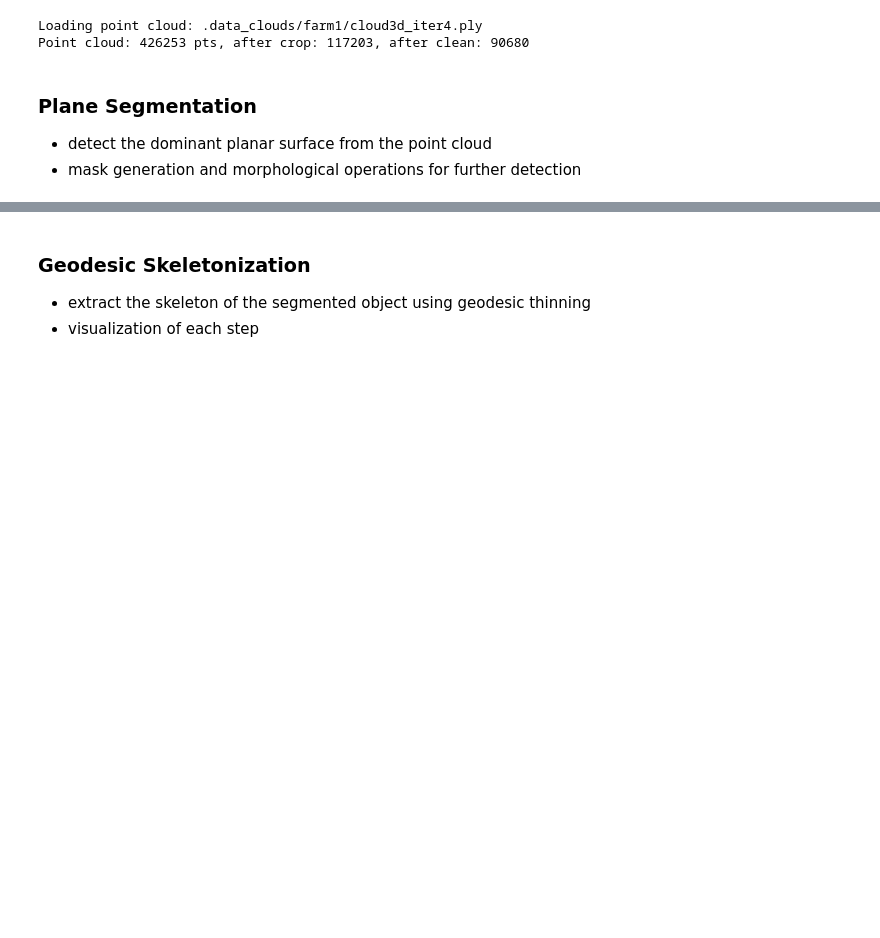
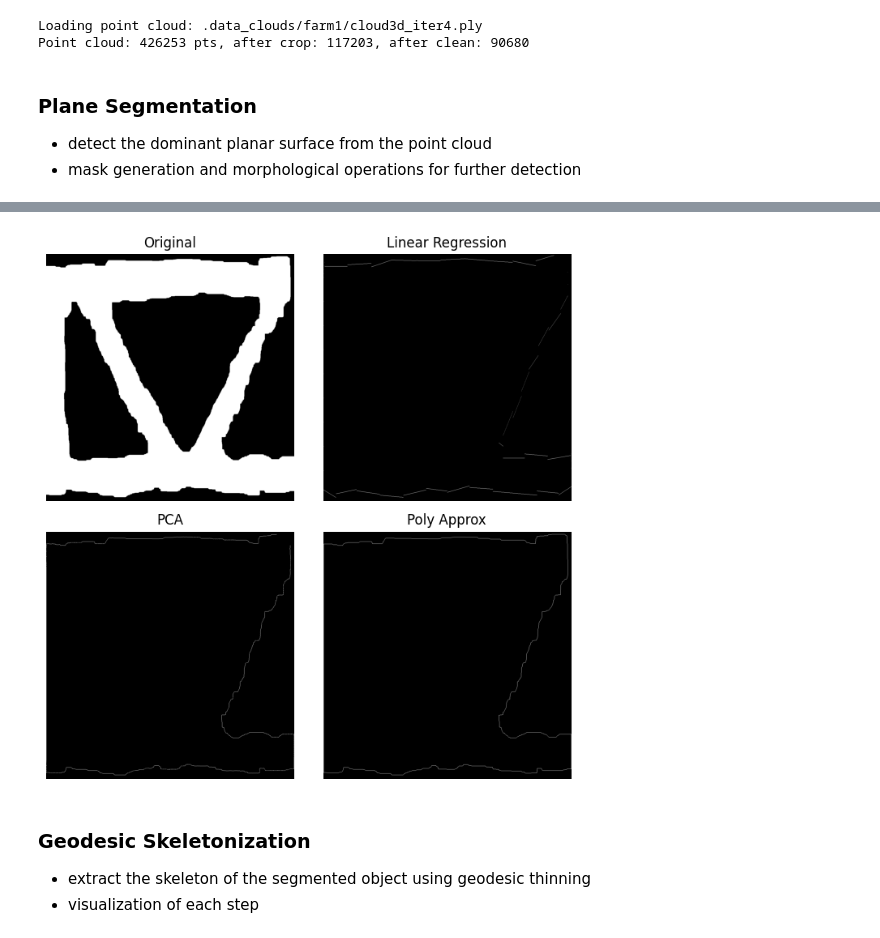
Before and after one commit to Sh1lovskiy/robo, a Jupyter notebook: skelet.ipynb, the cells around one changed output, grey strips where cells are left out. Drawn from its saved outputs; the diff is of its cells as text; code cells hidden in the pictures; blank space fills up the shorter version.

```diff
--- a/skelet.ipynb
+++ b/skelet.ipynb
@@ -108,3 +108,78 @@ mask = (mask > 32).astype(np.uint8)
+# %%
+def show_grid(images, titles, cmap="gray"):
+    fig, axs = plt.subplots(2, 2, figsize=(7, 7))
+    axs = axs.ravel()
+    for i in range(len(images)):
+        axs[i].imshow(images[i], cmap=cmap)
+        axs[i].set_title(titles[i])
+        axs[i].axis("off")
+    for i in range(len(images), len(axs)):
+        axs[i].axis("off")
+    plt.tight_layout()
+    plt.show()
+
+
+def apply_regression(mask, segment_len=100):
+    """Apply piecewise linear regression to contour segments."""
+    mask_bin = (mask > 0).astype(np.uint8)
+    contours, _ = cv2.findContours(mask_bin, cv2.RETR_EXTERNAL, cv2.CHAIN_APPROX_NONE)
+    canvas = np.zeros_like(mask)
+    for cnt in contours:
+        pts = cnt[:, 0, :]
+        for i in range(0, len(pts) - segment_len, segment_len):
+            segment = pts[i : i + segment_len]
+            x = segment[:, 0:1]
+            y = segment[:, 1]
+            if len(x) < 2:
+                continue
+            reg = LinearRegression().fit(x, y)
+            y_pred = reg.predict(x)
+            for xi, yi in zip(x.ravel(), y_pred):
+                if 0 <= int(yi) < canvas.shape[0] and 0 <= int(xi) < canvas.shape[1]:
+                    canvas[int(yi), int(xi)] = 255
+    return canvas
+
+
+def apply_pca(mask, segment_len=100):
+    """Apply piecewise PCA to contour segments."""
+    mask_bin = (mask > 0).astype(np.uint8)
+    contours, _ = cv2.findContours(mask_bin, cv2.RETR_EXTERNAL, cv2.CHAIN_APPROX_NONE)
+    canvas = np.zeros_like(mask)
+    for cnt in contours:
+        pts = cnt[:, 0, :]
+        for i in range(0, len(pts) - segment_len, segment_len):
+            segment = pts[i : i + segment_len]
+            if len(segment) < 2:
+                continue
+            pca = PCA(n_components=2)
+            proj = pca.fit_transform(segment)
+            straight = pca.inverse_transform(proj)
+            for x, y in straight.astype(int):
+                if 0 <= y < canvas.shape[0] and 0 <= x < canvas.shape[1]:
+                    canvas[y, x] = 255
+    return canvas
+
+
+def apply_approx_poly(mask, epsilon=1):
+    """Use OpenCV polygonal approximation."""
+    mask_bin = (mask > 0).astype(np.uint8)
+    contours, _ = cv2.findContours(mask_bin, cv2.RETR_EXTERNAL, cv2.CHAIN_APPROX_SIMPLE)
+    canvas = np.zeros_like(mask)
+    for cnt in contours:
+        approx = cv2.approxPolyDP(cnt, epsilon, closed=False)
+        cv2.drawContours(canvas, [approx], -1, 255, 1)
+    return canvas
+
+
+regression = apply_regression(mask)
+pca = apply_pca(mask)
+approx = apply_approx_poly(mask)
+show_grid(
+    [mask, regression, pca, approx],
+    ["Original", "Linear Regression", "PCA", "Poly Approx"],
+)
+# %% [output]
+[figure, added]
 # %% [markdown]
 ### Geodesic Skeletonization
 - extract the skeleton of the segmented object using geodesic thinning
```
Also changed, not shown: parts of 5 cells of this notebook, 7 other files.
